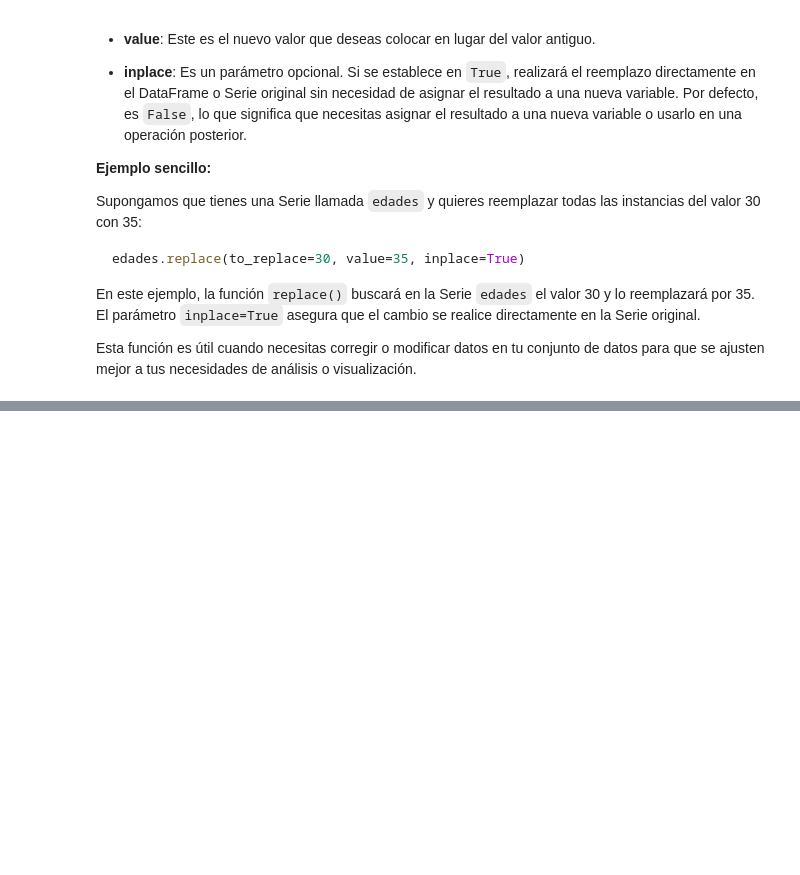
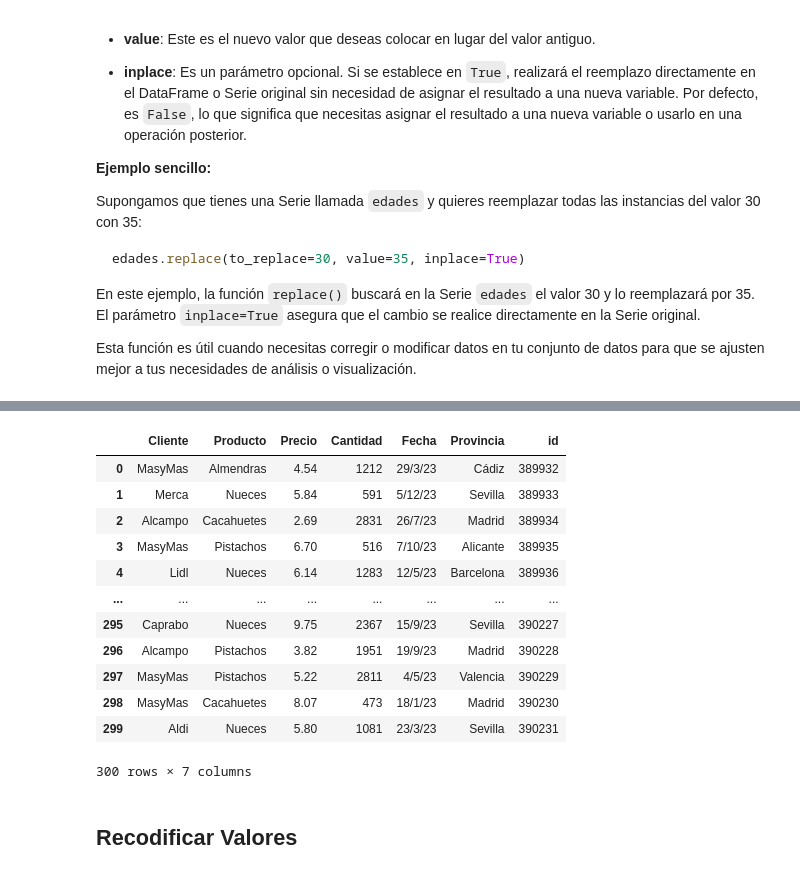
Before and after one commit to JimenaCambronero/Python_Pandas, a Jupyter notebook: 8_CalidadDatosCorreccion.ipynb, the cells around one changed output, grey strips where cells are left out. Drawn from its saved outputs; the diff is of its cells as text; code cells hidden in the pictures; blank space fills up the shorter version.

Commit message:
Se agregan temas sobre Calidad de Datos, se agrega Union e Integración de Datos

```diff
--- a/8_CalidadDatosCorreccion.ipynb
+++ b/8_CalidadDatosCorreccion.ipynb
@@ -700,3 +709,6 @@ edades.replace(to_replace=30, value=35, inplace=True)
 En este ejemplo, la función `replace()` buscará en la Serie `edades` el valor 30 y lo reemplazará por 35. El parámetro `inplace=True` asegura que el cambio se realice directamente en la Serie original.
 
 Esta función es útil cuando necesitas corregir o modificar datos en tu conjunto de datos para que se ajusten mejor a tus necesidades de análisis o visualización.
+# %%
+df = pd.read_excel('/Users/jimenacambronero/Desktop/Proyectos para Portfolio/PythonPracticas/Datos/Frutos_Secos.xlsx')
+df.head(5)
@@ -702,0 +722,8 @@ Esta función es útil cuando necesitas corregir o modificar datos en tu conjunt
+# %%
+df.rename(columns= {
+    'Nombre Cliente': 'Cliente',
+    'Tipo Producto': 'Producto',
+    'Precio (€/kg)': 'Precio',
+    'Cantidad Vendida (kg)': 'Cantidad',
+    'Fecha Venta': 'Fecha',
+    'Provincia Cliente': 'Provincia'}, inplace=True)
@@ -702,0 +755,19 @@ Esta función es útil cuando necesitas corregir o modificar datos en tu conjunt
+# %%
+valores = {'Mas y Mas': 'MasyMas', 'Mercadona': 'Merca'}
+df.replace(valores)
+# %% [output]
+|  | Cliente | Producto | Precio | Cantidad | Fecha | Provincia | id |
+| 0 | MasyMas | Almendras | 4.54 | 1212 | 29/3/23 | Cádiz | 389932 |
+| 1 | Merca | Nueces | 5.84 | 591 | 5/12/23 | Sevilla | 389933 |
+| 2 | Alcampo | Cacahuetes | 2.69 | 2831 | 26/7/23 | Madrid | 389934 |
+| 3 | MasyMas | Pistachos | 6.70 | 516 | 7/10/23 | Alicante | 389935 |
+| 4 | Lidl | Nueces | 6.14 | 1283 | 12/5/23 | Barcelona | 389936 |
+| ... | ... | ... | ... | ... | ... | ... | ... |
+| 295 | Caprabo | Nueces | 9.75 | 2367 | 15/9/23 | Sevilla | 390227 |
+| 296 | Alcampo | Pistachos | 3.82 | 1951 | 19/9/23 | Madrid | 390228 |
+| 297 | MasyMas | Pistachos | 5.22 | 2811 | 4/5/23 | Valencia | 390229 |
+| 298 | MasyMas | Cacahuetes | 8.07 | 473 | 18/1/23 | Madrid | 390230 |
+| 299 | Aldi | Nueces | 5.80 | 1081 | 23/3/23 | Sevilla | 390231 |
+300 rows × 7 columns
+# %% [markdown]
+## Recodificar Valores
```
Also changed, not shown: parts of 27 cells of this notebook, 1 other file.
